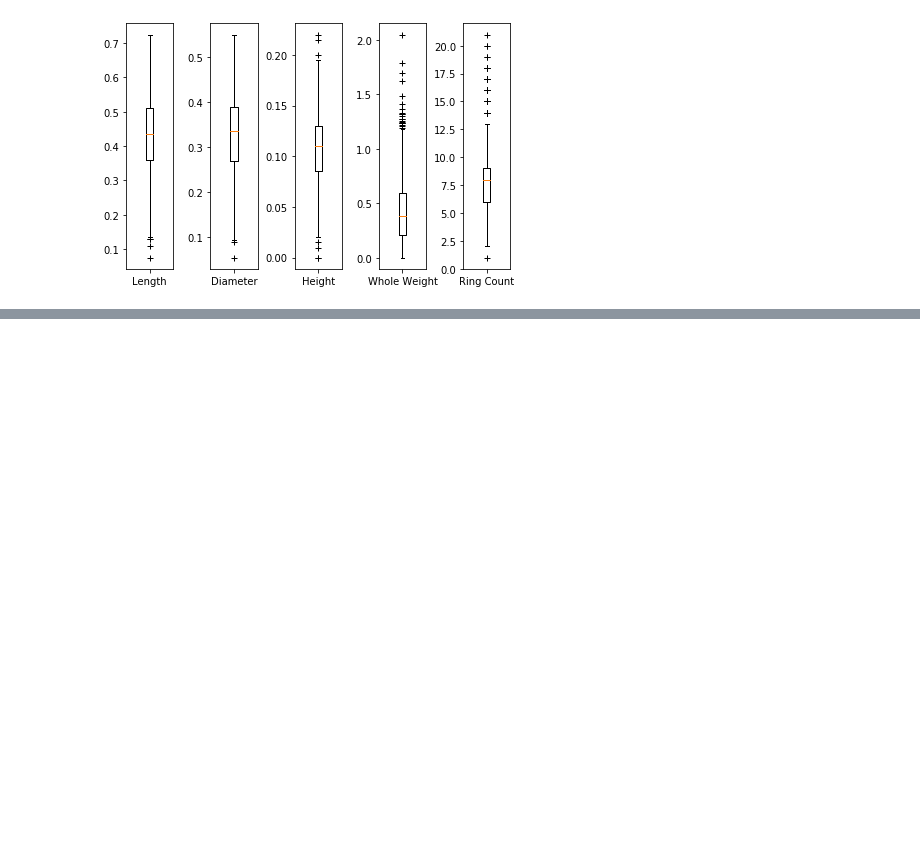
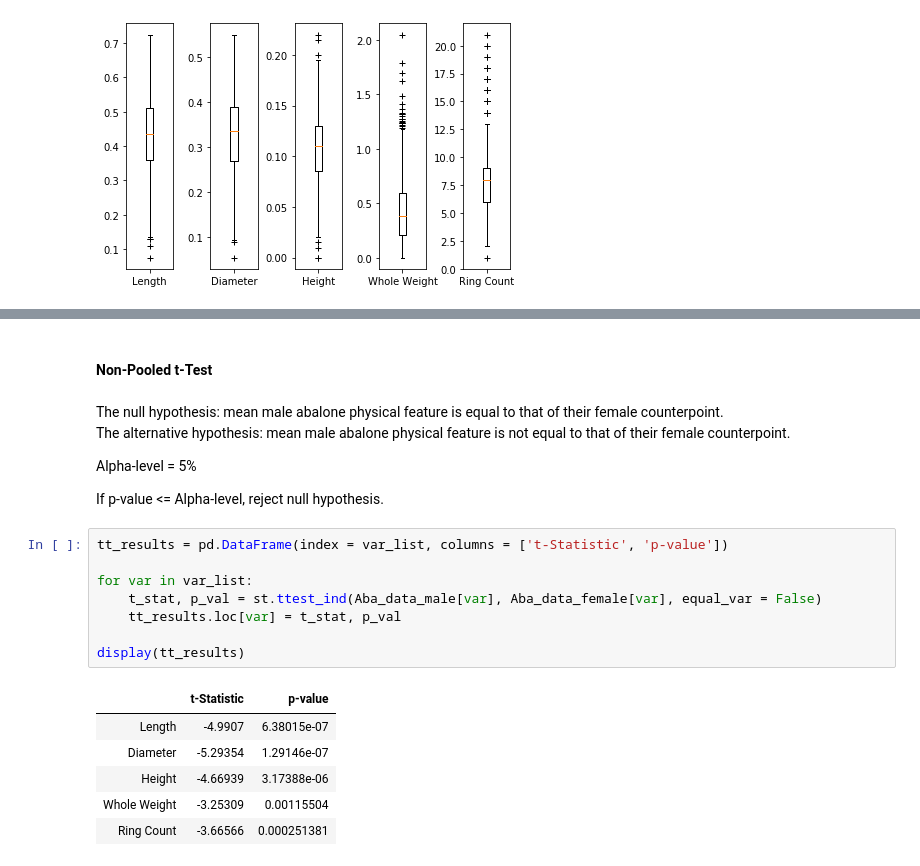
Before and after one commit to thokieu/Abalone-Regression, a Jupyter notebook: Workbook.ipynb, the cells around one changed output, grey strips where cells are left out. Cells and saved outputs as stored; diff of their text form; blank space fills up the shorter version.

```diff
--- a/Workbook.ipynb
+++ b/Workbook.ipynb
@@ -378,0 +399,27 @@ axs[4].boxplot(ring_inf, 0,'k+', showfliers = True, labels = ['Ring Count'])
+# %% [markdown]
+#### Non-Pooled t-Test
+# %% [markdown]
+The null hypothesis: mean male abalone physical feature is equal to that of their female counterpoint.
+<br>
+The alternative hypothesis: mean male abalone physical feature is not equal to that of their female counterpoint.
+<br>
+
+Alpha-level = 5%
+<br>
+
+If p-value <= Alpha-level, reject null hypothesis.
+# %%
+tt_results = pd.DataFrame(index = var_list, columns = ['t-Statistic', 'p-value'])
+
+for var in var_list:
+    t_stat, p_val = st.ttest_ind(Aba_data_male[var], Aba_data_female[var], equal_var = False)
+    tt_results.loc[var] = t_stat, p_val
+
+display(tt_results)
+# %% [output]
+|  | t-Statistic | p-value |
+| Length | -4.9907 | 6.38015e-07 |
+| Diameter | -5.29354 | 1.29146e-07 |
+| Height | -4.66939 | 3.17388e-06 |
+| Whole Weight | -3.25309 | 0.00115504 |
+| Ring Count | -3.66566 | 0.000251381 |
```
Also changed, not shown: parts of 8 cells of this notebook.
